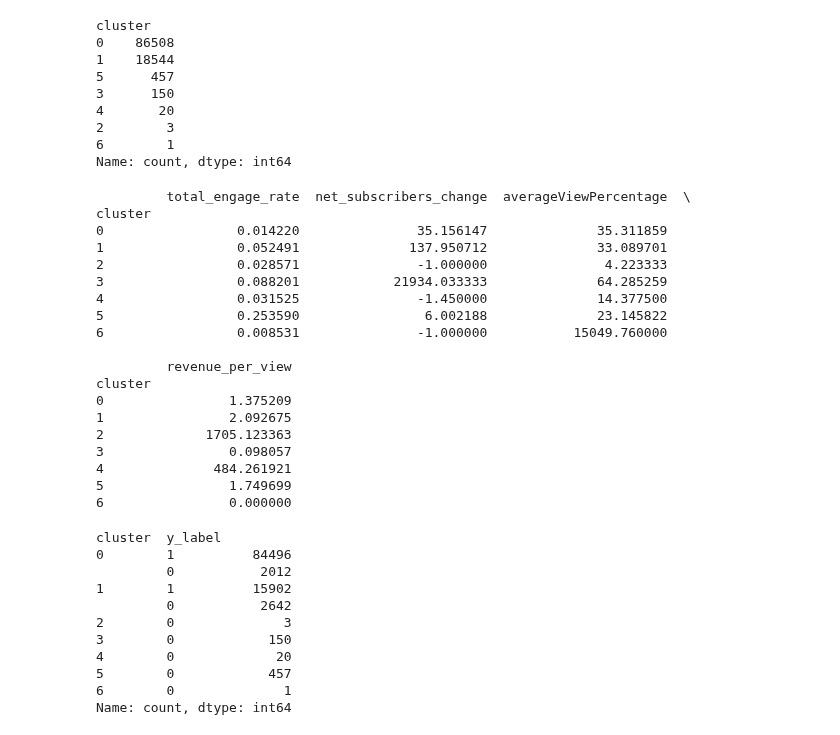
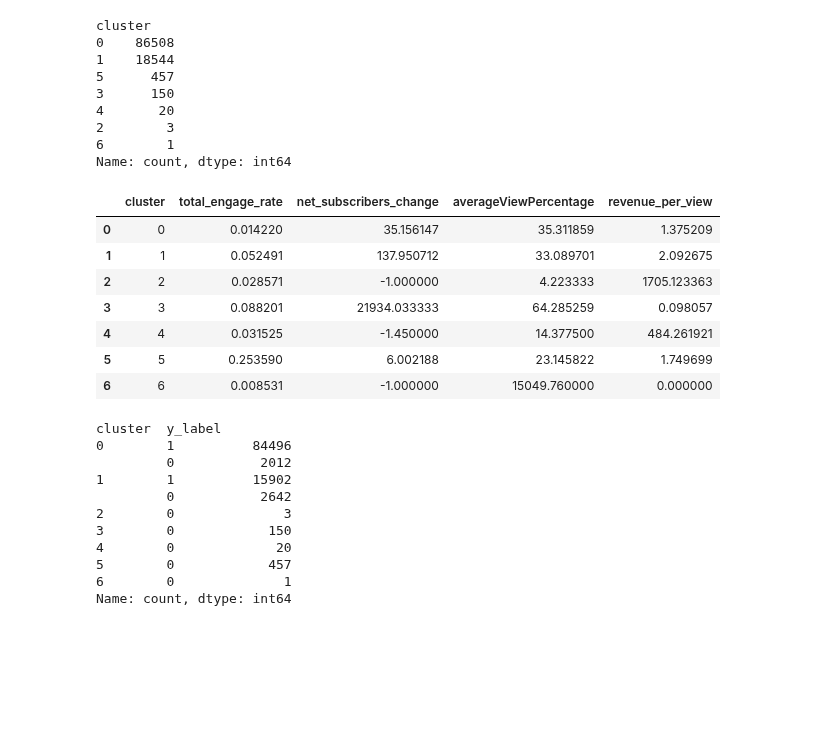
Before and after one commit to kkwann/awake, a Jupyter notebook: 3.EDA.ipynb, the cells around one changed output. Cells and saved outputs as stored; diff of their text form; code cells hidden in the pictures; blank space fills up the shorter version.

```diff
--- a/3.EDA.ipynb
+++ b/3.EDA.ipynb
@@ -363,27 +335,16 @@ Name: count, dtype: int64
 # %%
 # 클러스터별 통계 확인
 cluster_summary = merge_df_users_fin.groupby('cluster')[y_col].mean()
-print(cluster_summary)
+cluster_summary.reset_index()
 # %% [output]
-         total_engage_rate  net_subscribers_change  averageViewPercentage  \
-cluster
-0                 0.014220               35.156147              35.311859
-1                 0.052491              137.950712              33.089701
-2                 0.028571               -1.000000               4.223333
-3                 0.088201            21934.033333              64.285259
-4                 0.031525               -1.450000              14.377500
-5                 0.253590                6.002188              23.145822
-6                 0.008531               -1.000000           15049.760000
-
-         revenue_per_view
-cluster
-0                1.375209
-1                2.092675
-2             1705.123363
-3                0.098057
-4              484.261921
-5                1.749699
-6                0.000000
+|  | cluster | total_engage_rate | net_subscribers_change | averageViewPercentage | revenue_per_view |
+| 0 | 0 | 0.014220 | 35.156147 | 35.311859 | 1.375209 |
+| 1 | 1 | 0.052491 | 137.950712 | 33.089701 | 2.092675 |
+| 2 | 2 | 0.028571 | -1.000000 | 4.223333 | 1705.123363 |
+| 3 | 3 | 0.088201 | 21934.033333 | 64.285259 | 0.098057 |
+| 4 | 4 | 0.031525 | -1.450000 | 14.377500 | 484.261921 |
+| 5 | 5 | 0.253590 | 6.002188 | 23.145822 | 1.749699 |
+| 6 | 6 | 0.008531 | -1.000000 | 15049.760000 | 0.000000 |
 # %%
 # 클러스터별 y값 빈도수 확인1 - 다중 지표 활용
 cluster_summary = merge_df_users_fin.groupby('cluster')['y_label'].value_counts()
```
Also changed, not shown: parts of 5 cells of this notebook, 1 other file.
